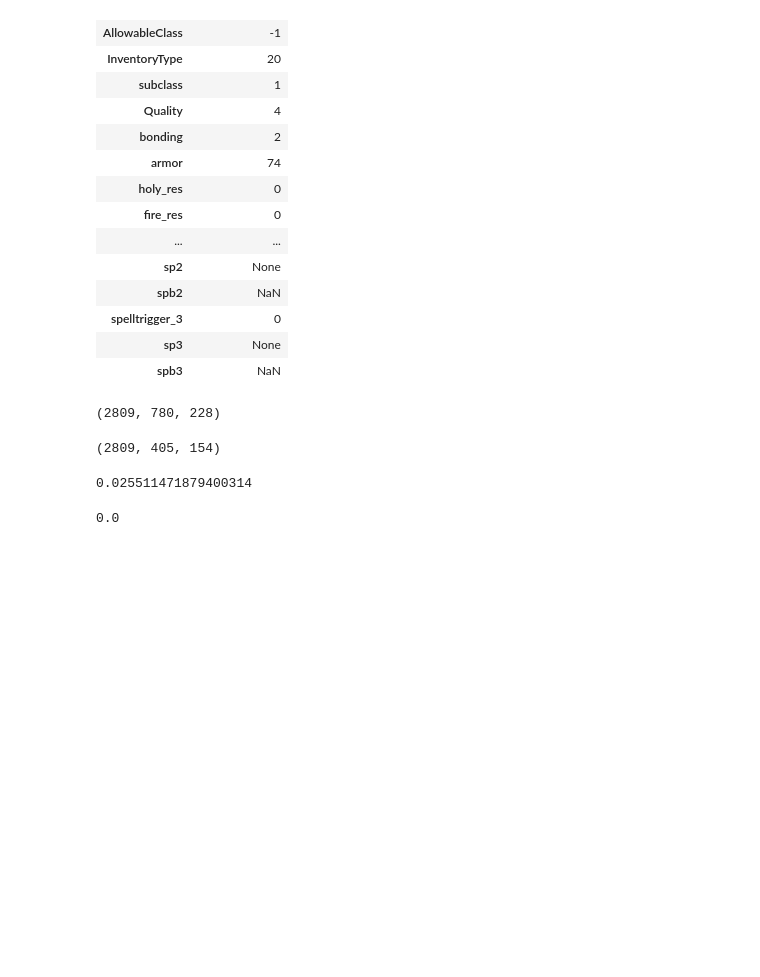
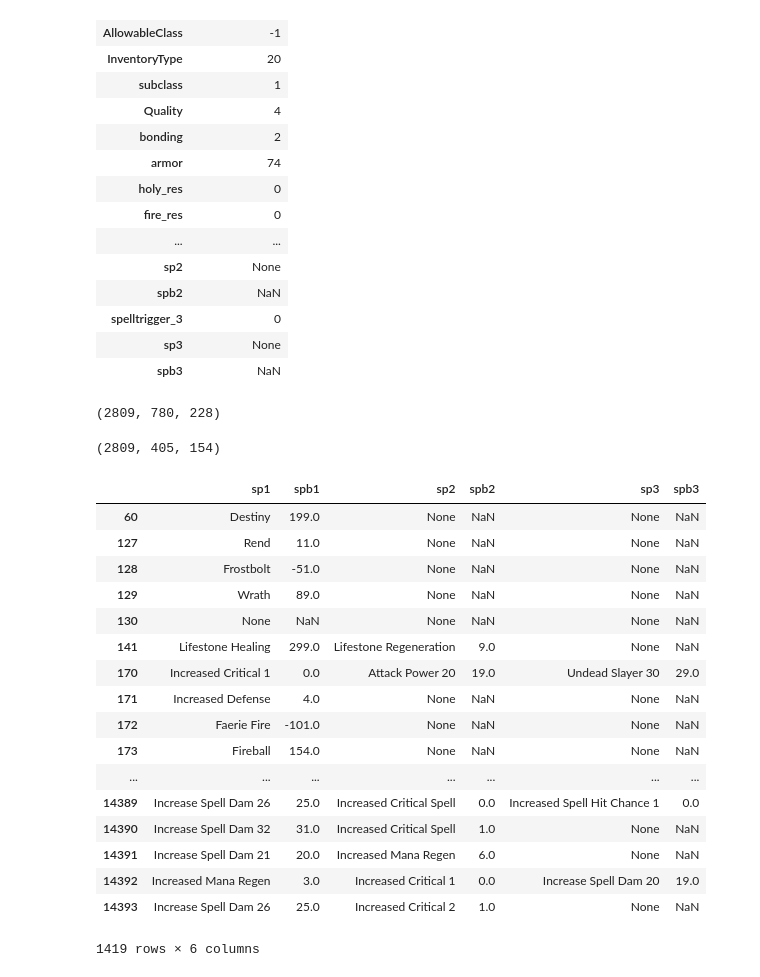
Before and after one commit to belkasanek/wow_character_calculator, a Jupyter notebook: character.ipynb, the cells around one changed output. Saved outputs shown, nothing was run; the diff lists cells and outputs as text; code cells hidden in the pictures; blank space fills up the shorter version.

```diff
--- a/character.ipynb
+++ b/character.ipynb
@@ -292,11 +395,24 @@ s.remove_item('legs')
 s.hp, s.mana, s.armor
 # %% [output]
 (2809, 405, 154)
-# %%
-s.physical_damage_reduction()
-# %% [output]
-0.025511471879400314
-# %%
-s.magical_damage_reduction()
-# %% [output]
-0.0
+# %%
+s.items.loc[s.items['Quality'] == 4, ['sp1', 'spb1', 'sp2', 'spb2', 'sp3', 'spb3']]
+# %% [output]
+|  | sp1 | spb1 | sp2 | spb2 | sp3 | spb3 |
+| 60 | Destiny | 199.0 | None | NaN | None | NaN |
+| 127 | Rend | 11.0 | None | NaN | None | NaN |
+| 128 | Frostbolt | -51.0 | None | NaN | None | NaN |
+| 129 | Wrath | 89.0 | None | NaN | None | NaN |
+| 130 | None | NaN | None | NaN | None | NaN |
+| 141 | Lifestone Healing | 299.0 | Lifestone Regeneration | 9.0 | None | NaN |
+| 170 | Increased Critical 1 | 0.0 | Attack Power 20 | 19.0 | Undead Slayer 30 | 29.0 |
+| 171 | Increased Defense | 4.0 | None | NaN | None | NaN |
+| 172 | Faerie Fire | -101.0 | None | NaN | None | NaN |
+| 173 | Fireball | 154.0 | None | NaN | None | NaN |
+| ... | ... | ... | ... | ... | ... | ... |
+| 14389 | Increase Spell Dam 26 | 25.0 | Increased Critical Spell | 0.0 | Increased Spell Hit Chance 1 | 0.0 |
+| 14390 | Increase Spell Dam 32 | 31.0 | Increased Critical Spell | 1.0 | None | NaN |
+| 14391 | Increase Spell Dam 21 | 20.0 | Increased Mana Regen | 6.0 | None | NaN |
+| 14392 | Increased Mana Regen | 3.0 | Increased Critical 1 | 0.0 | Increase Spell Dam 20 | 19.0 |
+| 14393 | Increase Spell Dam 26 | 25.0 | Increased Critical 2 | 1.0 | None | NaN |
+1419 rows × 6 columns
```
Also changed, not shown: parts of 3 cells of this notebook.
